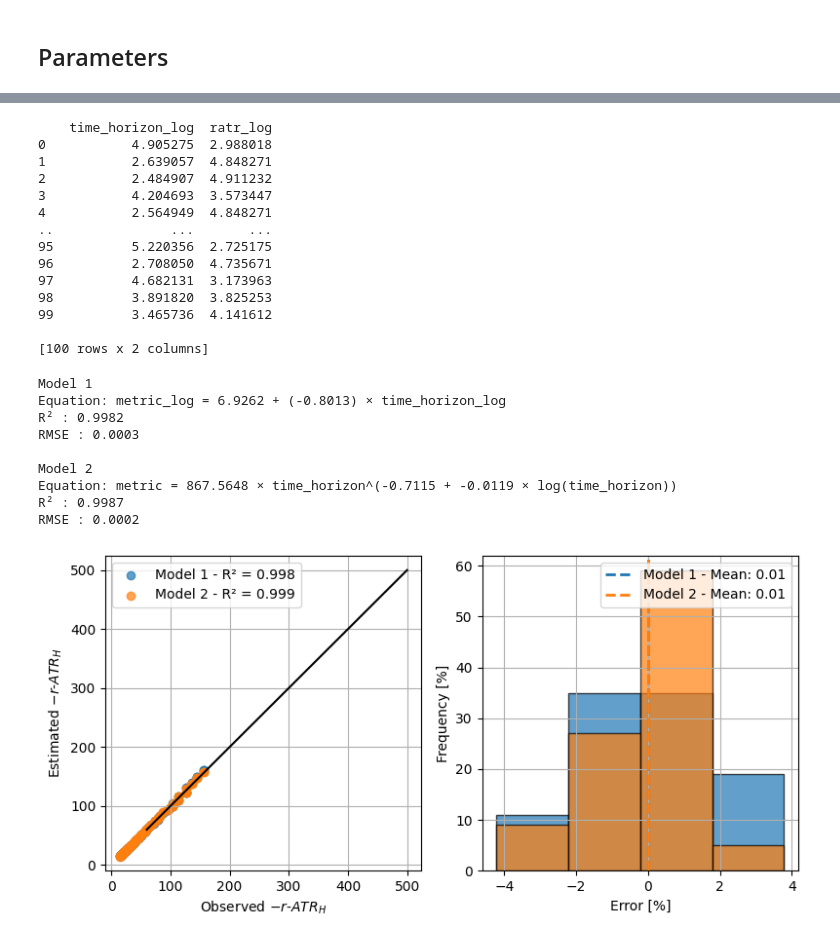
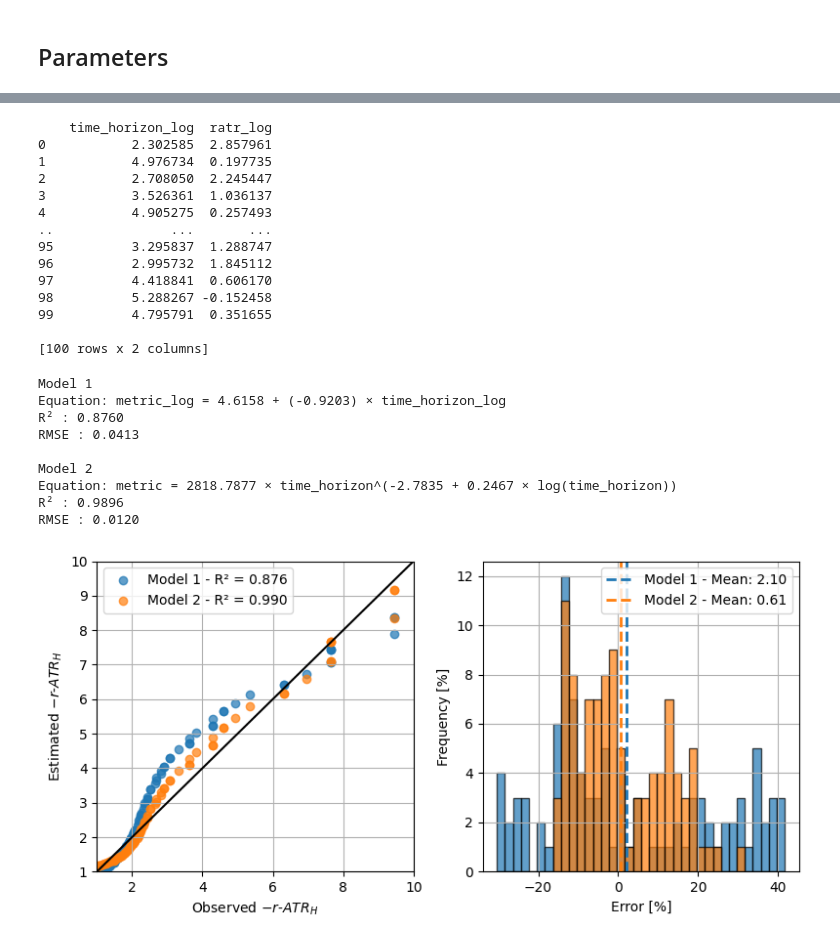
Before and after one commit to AeroMAPS/AeroCM, a Jupyter notebook: aerometrics/paper/surrogate_models.ipynb, the cells around one changed output, grey strips where cells are left out. Drawn from its saved outputs; the diff is of its cells as text; code cells hidden in the pictures.

```diff
--- a/aerometrics/paper/surrogate_models.ipynb
+++ b/aerometrics/paper/surrogate_models.ipynb
@@ -97,7 +97,7 @@ for i in range(0, n_samples):
     agwp_rf, agwp_erf, aegwp_rf, aegwp_erf, agtp, iagtp, atr = absolute_metrics(radiative_forcing_unit, effective_radiative_forcing_unit, efficacy_erf, temperature_unit, time_horizon)
 
     gwp_rf, gwp_erf, egwp_rf, egwp_erf, gtp, igtp, ratr = relative_metrics(agwp_rf_co2, agwp_erf_co2, aegwp_rf_co2, aegwp_erf_co2, agtp_co2, iagtp_co2, atr_co2, agwp_rf, agwp_erf, aegwp_rf, aegwp_erf, agtp, iagtp, atr)
-    ratr_list[i] = gwp_rf
+    ratr_list[i] = gtp
 # %%
 if species == "Aviation NOx - CH4 decrease and induced":
     df['ratr_log'] = np.log(-ratr_list)
@@ -106,17 +106,17 @@ else:
 print(df)
 # %% [output]
     time_horizon_log  ratr_log
-0           4.905275  2.988018
-1           2.639057  4.848271
-2           2.484907  4.911232
-3           4.204693  3.573447
-4           2.564949  4.848271
+0           2.302585  2.857961
+1           4.976734  0.197735
+2           2.708050  2.245447
+3           3.526361  1.036137
+4           4.905275  0.257493
 ..               ...       ...
-95          5.220356  2.725175
-96          2.708050  4.735671
-97          4.682131  3.173963
-98          3.891820  3.825253
-99          3.465736  4.141612
+95          3.295837  1.288747
+96          2.995732  1.845112
+97          4.418841  0.606170
+98          5.288267 -0.152458
+99          4.795791  0.351655
 
 [100 rows x 2 columns]
 # %%
@@ -131,6 +131,10 @@ X["time_horizon_log_2"] = X["time_horizon_log"]**2
 X1 = X[["time_horizon_log"]]
 X2 = X[["time_horizon_log", "time_horizon_log_2"]]
 y = df[["ratr_log"]]
+
+X["time_horizon_log_3"] = X["time_horizon_log"]**3
+X["time_horizon_log_4"] = X["time_horizon_log"]**4
+X2 = X[["time_horizon_log", "time_horizon_log_2"]]
 
 # Linear regression (logarithm)
 model1 = LinearRegression()
@@ -197,14 +201,14 @@ print(f"R² : {r22:.4f}")
 print(f"RMSE : {rmse2:.4f}")
 # %% [output]
 Model 1
-Equation: metric_log = 6.9262 + (-0.8013) × time_horizon_log
-R² : 0.9982
-RMSE : 0.0003
+Equation: metric_log = 4.6158 + (-0.9203) × time_horizon_log
+R² : 0.8760
+RMSE : 0.0413
 
 Model 2
-Equation: metric = 867.5648 × time_horizon^(-0.7115 + -0.0119 × log(time_horizon))
-R² : 0.9987
-RMSE : 0.0002
+Equation: metric = 2818.7877 × time_horizon^(-2.7835 + 0.2467 × log(time_horizon))
+R² : 0.9896
+RMSE : 0.0120
 # %%
 residuals_real1 = (np.exp(y_pred1) - np.exp(y))/np.exp(y)*100
 mean_error1 = np.mean(residuals_real1)
@@ -215,32 +219,31 @@ median_error2 = np.median(residuals_real2)
 # %%
 fig, axes = plt.subplots(1, 2, figsize=(8, 4))
 
 axes[0].scatter(np.exp(y), np.exp(y_pred1), label='Model 1 - '+f'R² = {r21:.3f}', alpha=0.7)
 axes[0].scatter(np.exp(y), np.exp(y_pred2), label='Model 2 - '+f'R² = {r22:.3f}', alpha=0.7)
-axes[0].plot([60, 500], [60, 500], color='black')
-#axes[0].plot([5, 90], [5, 90], color='black')
+axes[0].plot([np.min(np.exp(y)), np.max(np.exp(y))], [np.min(np.exp(y)), np.max(np.exp(y))], color='black')
 axes[0].set_xlabel(r"Observed $-r\text{-}ATR_{H}$")
 axes[0].set_ylabel(r"Estimated $-r\text{-}ATR_{H}$")
-#axes[0].set_xlim(np.min(np.exp(y)), np.max(np.exp(y)))
-#axes[0].set_ylim(np.min(np.exp(y_pred)), np.max(np.exp(y_pred)))
+axes[0].set_xlim(1, 10)
+axes[0].set_ylim(1, 10)
 axes[0].legend()
 axes[0].grid(True)
 
 combined_min = min(residuals_real1.min().item(), residuals_real2.min().item())
 combined_max = max(residuals_real1.max().item(), residuals_real2.max().item())
 bin_width = 2
 bins = np.arange(combined_min, combined_max + bin_width, bin_width)
 axes[1].hist(residuals_real1, bins=bins, color='C0', edgecolor='black', alpha=0.7)
 axes[1].hist(residuals_real2, bins=bins, color='C1', edgecolor='black', alpha=0.7)
 axes[1].axvline(mean_error1, color='C0', linestyle='--', linewidth=2, label='Model 1 - '+f'Mean: {mean_error1:.2f}')
 axes[1].axvline(mean_error2, color='C1', linestyle='--', linewidth=2, label='Model 2 - 'f'Mean: {mean_error2:.2f}')
 axes[1].set_xlabel("Error [%]")
 axes[1].set_ylabel("Frequency [%]")
 axes[1].legend()
 axes[1].grid(True)
 
 plt.tight_layout()
 plt.savefig("figures/surrogate_model.pdf")
 plt.show()
 # %% [output]
-[figure, old version]
+[figure, new version]
```
Also changed, not shown: parts of 1 cell of this notebook, 34 other files.
